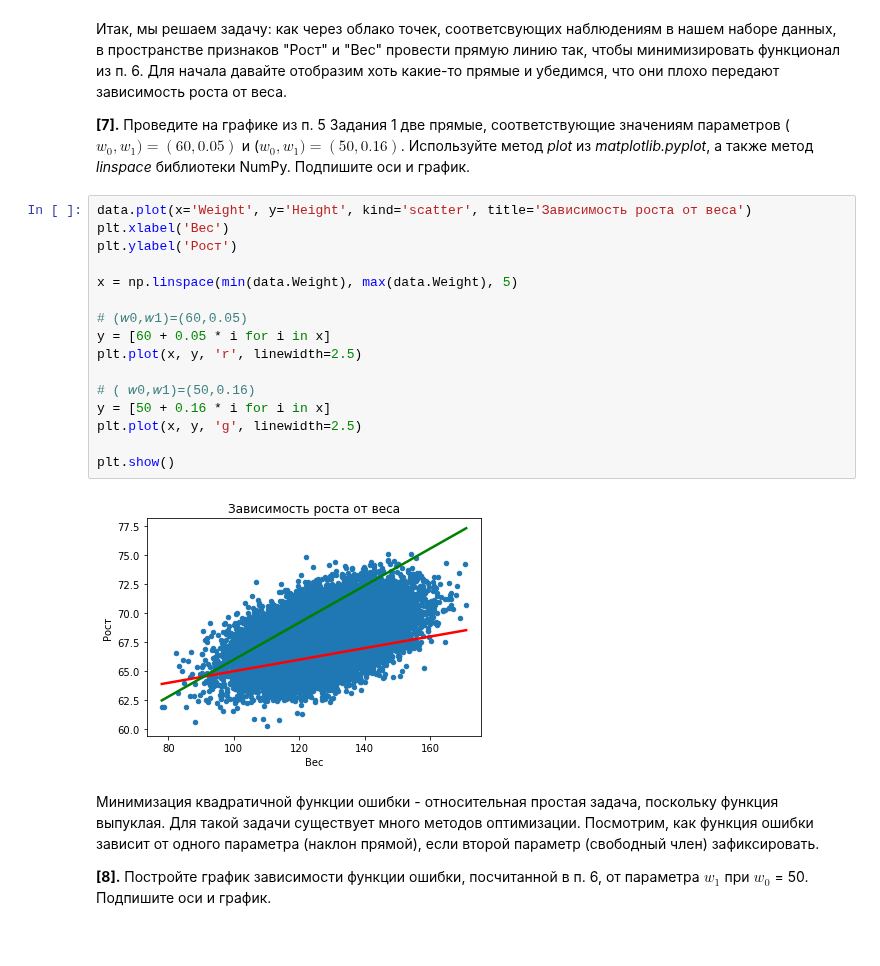
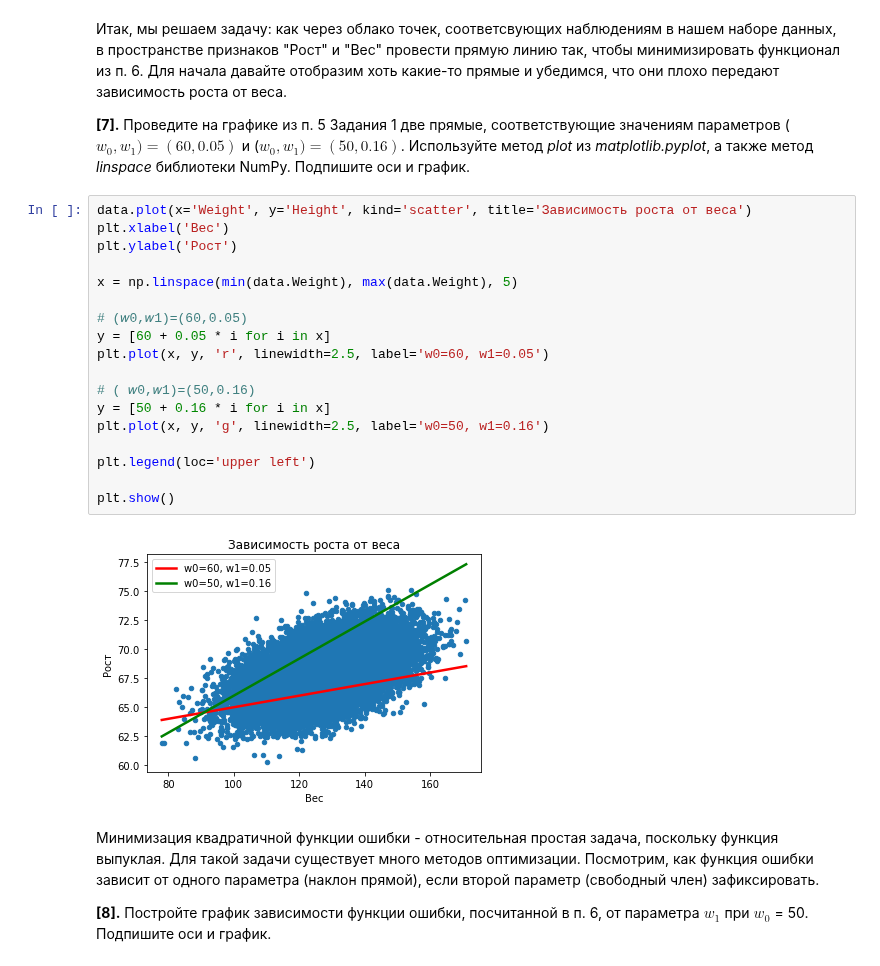
Before and after one commit to SciFiAi/Machine_learning_specialization, a Jupyter notebook: 2_Labeled_data_training/Week_1/Linear_regression.ipynb, the cells around one changed output. Drawn from its saved outputs; the diff is of its cells as text.

Commit message:
Changed data labels on the chart

```diff
--- a/2_Labeled_data_training/Week_1/Linear_regression.ipynb
+++ b/2_Labeled_data_training/Week_1/Linear_regression.ipynb
@@ -137,21 +137,23 @@ def mserror(w_0, w_1):
 # %%
 data.plot(x='Weight', y='Height', kind='scatter', title='Зависимость роста от веса')
 plt.xlabel('Вес')
 plt.ylabel('Рост')
 
 x = np.linspace(min(data.Weight), max(data.Weight), 5)
 
 # (𝑤0,𝑤1)=(60,0.05)
 y = [60 + 0.05 * i for i in x]
-plt.plot(x, y, 'r', linewidth=2.5)
+plt.plot(x, y, 'r', linewidth=2.5, label='w0=60, w1=0.05')
 
 # ( 𝑤0,𝑤1)=(50,0.16)
 y = [50 + 0.16 * i for i in x]
-plt.plot(x, y, 'g', linewidth=2.5)
+plt.plot(x, y, 'g', linewidth=2.5, label='w0=50, w1=0.16')
+
+plt.legend(loc='upper left')
 
 plt.show()
 # %% [output]
-[figure, old version]
+[figure, new version]
 # %% [markdown]
 Минимизация квадратичной функции ошибки - относительная простая задача, поскольку функция выпуклая. Для такой задачи существует много методов оптимизации. Посмотрим, как функция ошибки зависит от одного параметра (наклон прямой), если второй параметр (свободный член) зафиксировать.
 
```
Also changed, not shown: parts of 2 cells of this notebook.
